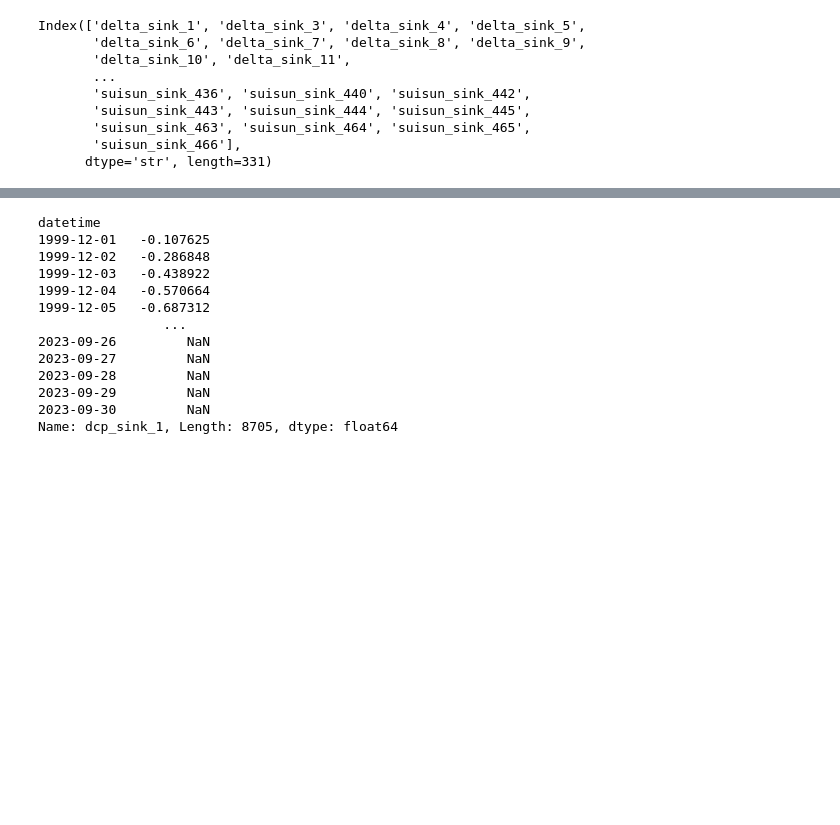
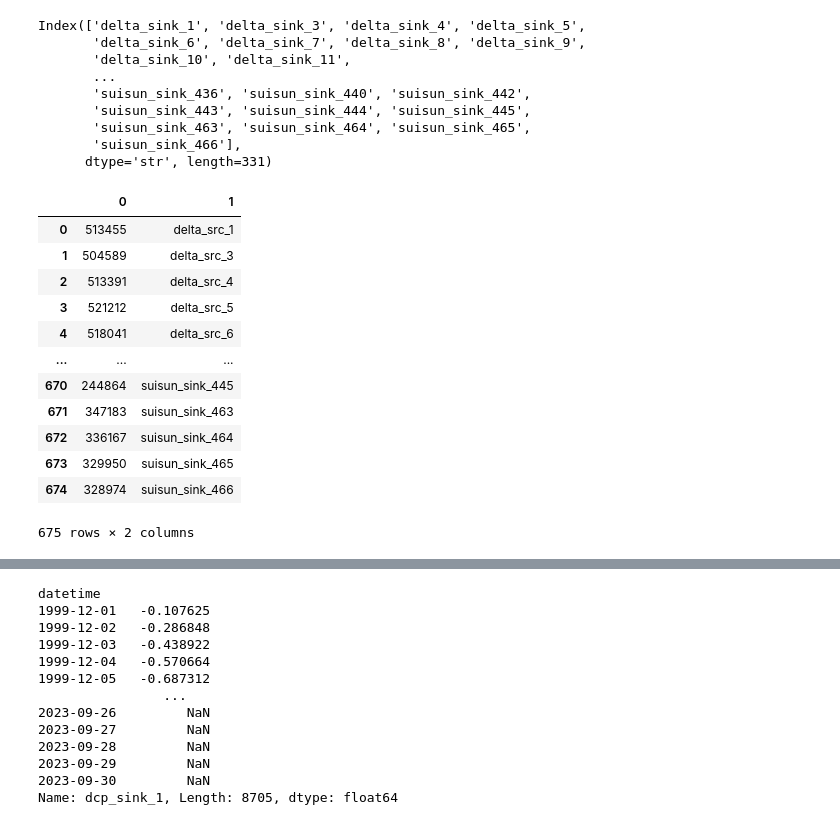
Before and after one commit to jennaisrael/Savio_scratch_back_up, a Jupyter notebook: scenario_files/DCP/add_DCP_sink.ipynb, the cells around one changed output, grey strips where cells are left out. Saved outputs shown, nothing was run; the diff lists cells and outputs as text; code cells hidden in the pictures; blank space fills up the shorter version.

```diff
--- a/scenario_files/DCP/add_DCP_sink.ipynb
+++ b/scenario_files/DCP/add_DCP_sink.ipynb
@@ -259,3 +315,20 @@ Index(['delta_sink_1', 'delta_sink_3', 'delta_sink_4', 'delta_sink_5',
        'suisun_sink_463', 'suisun_sink_464', 'suisun_sink_465',
        'suisun_sink_466'],
       dtype='str', length=331)
+# %%
+ssin=pd.read_csv('/home/jisrael/Savio_scratch_back_up/scenario_files/DCP/prepro_out_12/source_sink.in',sep=r' ! ',skiprows=1,header=None)
+ssin
+# %% [output]
+|  | 0 | 1 |
+| 0 | 513455 | delta_src_1 |
+| 1 | 504589 | delta_src_3 |
+| 2 | 513391 | delta_src_4 |
+| 3 | 521212 | delta_src_5 |
+| 4 | 518041 | delta_src_6 |
+| ... | ... | ... |
+| 670 | 244864 | suisun_sink_445 |
+| 671 | 347183 | suisun_sink_463 |
+| 672 | 336167 | suisun_sink_464 |
+| 673 | 329950 | suisun_sink_465 |
+| 674 | 328974 | suisun_sink_466 |
+675 rows × 2 columns
```
Also changed, not shown: parts of 6 cells of this notebook, 31 other files.
